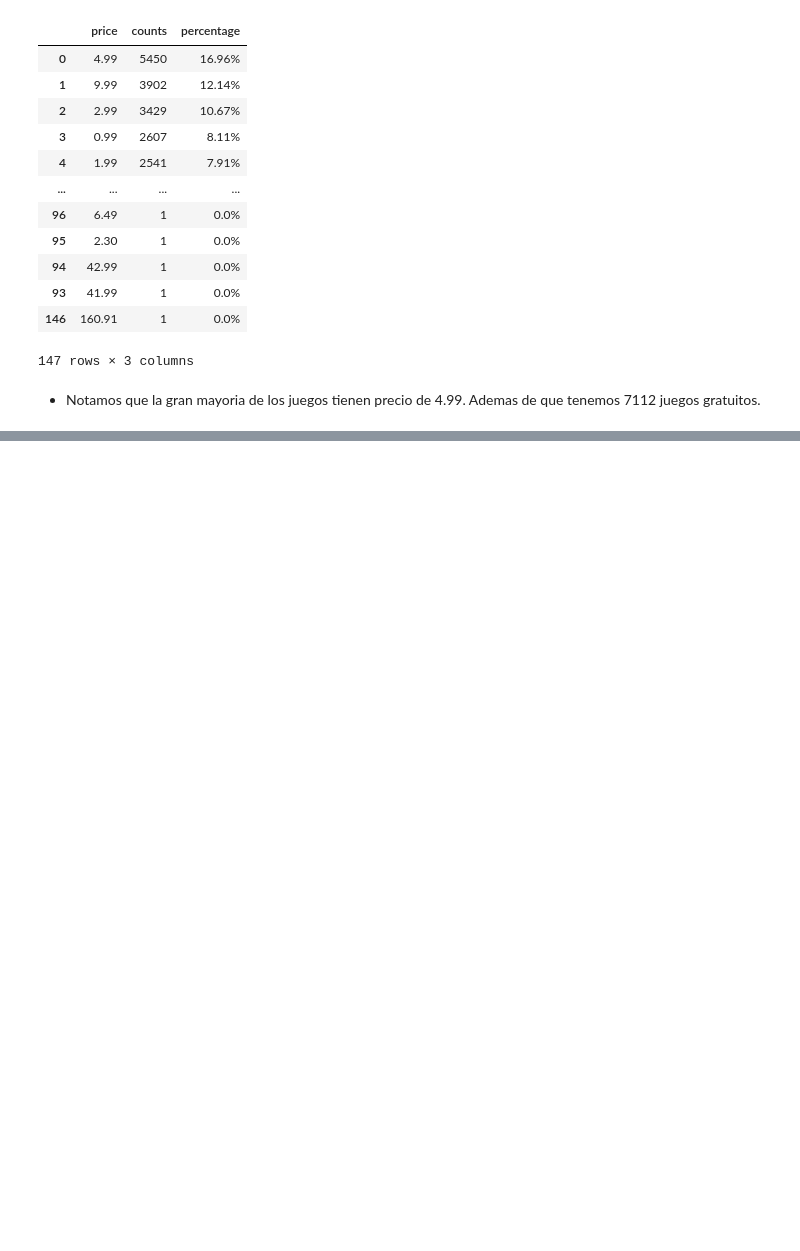
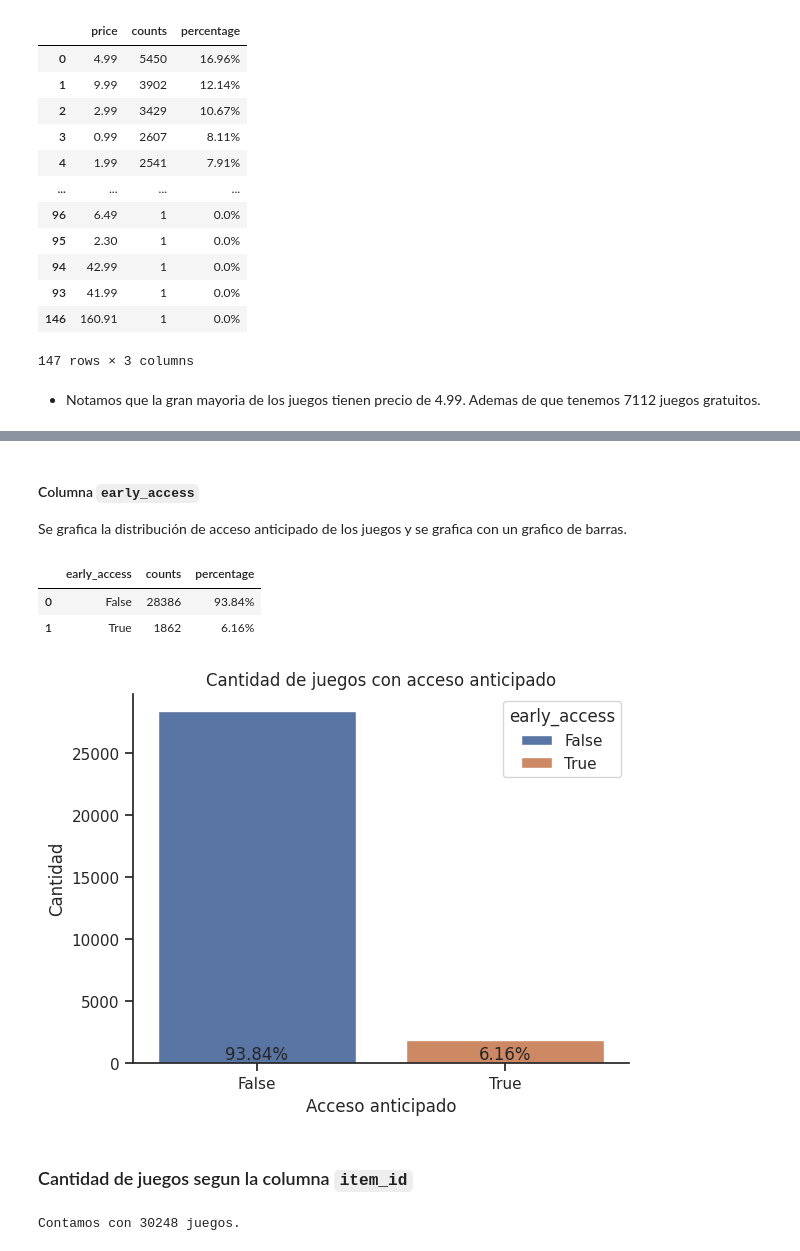
Before and after one commit to rrobles9112/Steam-MLOPS, a Jupyter notebook: Notebooks/EDA.ipynb, the cells around one changed output, grey strips where cells are left out. Saved outputs shown, nothing was run; the diff lists cells and outputs as text; code cells hidden in the pictures; blank space fills up the shorter version.

```diff
--- a/Notebooks/EDA.ipynb
+++ b/Notebooks/EDA.ipynb
@@ -166,0 +198,35 @@ plt.show()
+# %% [markdown]
+#### Columna `early_access`
+
+Se grafica la distribución de acceso anticipado de los juegos y se grafica con un grafico de barras.
+# %%
+counts = df_steam_games["early_access"].value_counts()
+porcentaje = df_steam_games["early_access"].value_counts(normalize=True).mul(100).round(2).astype(str) + "%"
+
+df_early_access = pd.DataFrame({"early_access": counts.index, "counts": counts.values, "porcentaje": porcentaje.values})
+df_early_access
+# %% [output]
+|  | early_access | counts | percentage |
+| 0 | False | 28386 | 93.84% |
+| 1 | True | 1862 | 6.16% |
+# %%
+sns.countplot(data=df_steam_games, x="early_access", hue="early_access")
+plt.xlabel("Acceso anticipado")
+plt.ylabel("Cantidad")
+plt.title("Cantidad de juegos con acceso anticipado")
+
+porcentaje = df_steam_games["early_access"].value_counts(normalize=True).mul(100).round(2).astype(str) + "%"
+
+for i, p in enumerate(porcentaje):
+    plt.text(i, 0, p, ha="center", va="bottom")
+
+plt.show()
+# %% [output]
+[figure, added]
+# %% [markdown]
+### Cantidad de juegos segun la columna `item_id`
+# %%
+games = df_steam_games.item_id.nunique()
+print(f'Contamos con {games} juegos.')
+# %% [output]
+Contamos con 30248 juegos.
```
Also changed, not shown: parts of 14 cells of this notebook, 6 other files.
